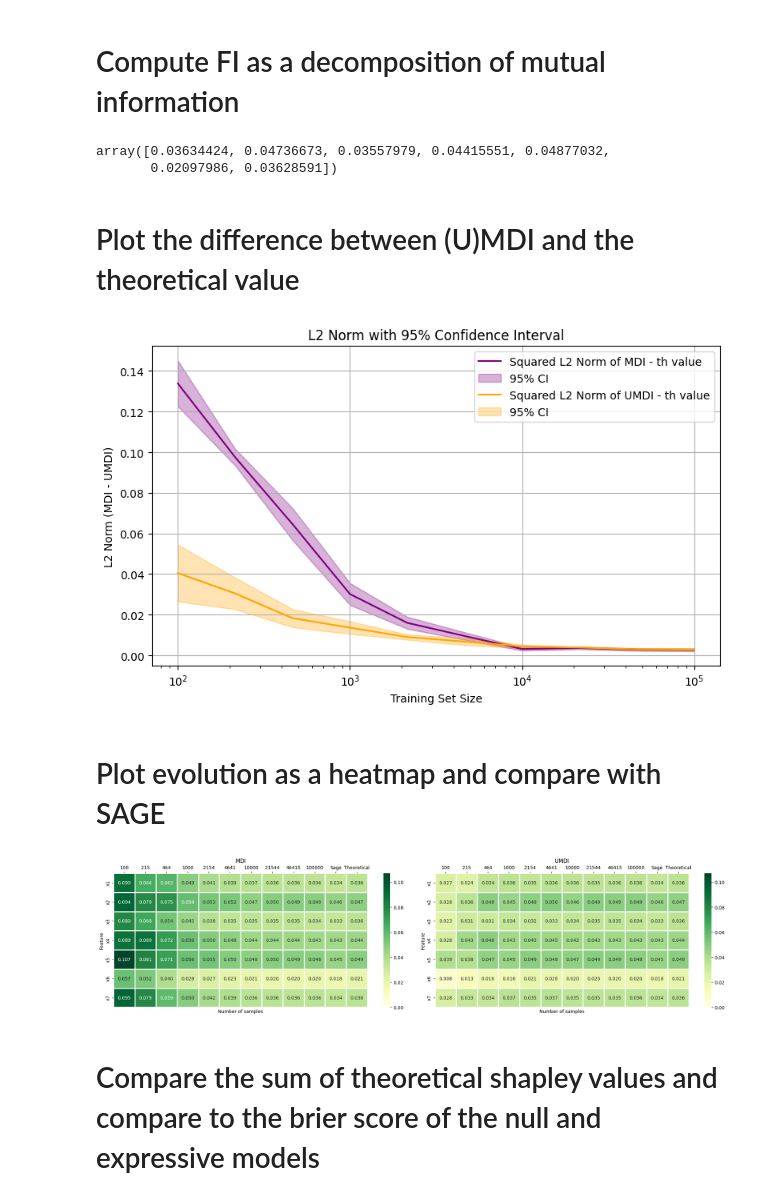
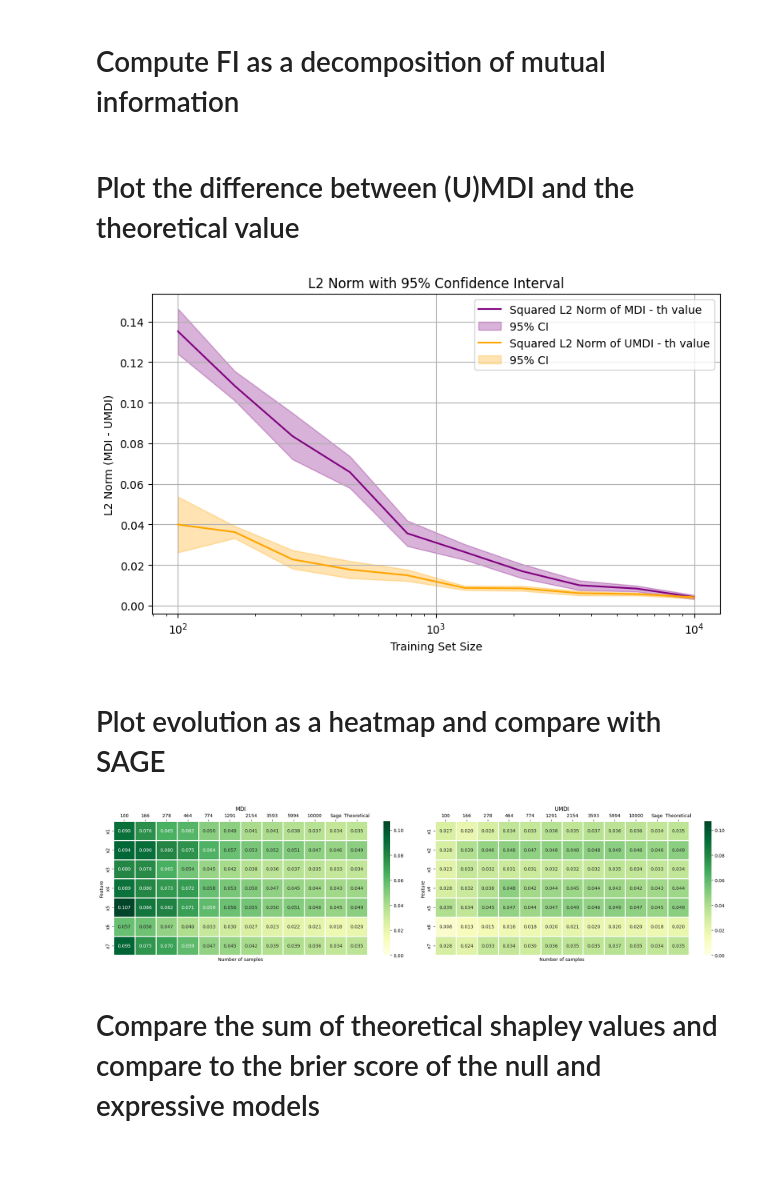
Before and after one commit to GaetandeCast/Internship, a Jupyter notebook: shapley_value_comparison/noised_led_experiment.ipynb, the cells around one changed output. Saved outputs shown, nothing was run; the diff lists cells and outputs as text; code cells hidden in the pictures; blank space fills up the shorter version.

Commit message:
compute exact theoretical sage value and separate plot per feature

```diff
--- a/shapley_value_comparison/noised_led_experiment.ipynb
+++ b/shapley_value_comparison/noised_led_experiment.ipynb
@@ -261,15 +293,6 @@ def shapley_conditional_variance(X, y, m):
-# %%
-n_rep = 5
-theoretical_value = []
-for rep in range(n_rep):
-    X, y = make_noised_led_sample(n_samples=int(max_n_sample), flip_proba=flip_proba, random_state=rep)
-    imp = np.array([shapley_conditional_variance(X, y, m) for m in range(7)])
-    theoretical_value.append(imp)
-
-np.mean(theoretical_value, axis=0)
-# %% [output]
-array([0.03634424, 0.04736673, 0.03557979, 0.04415551, 0.04877032,
-       0.02097986, 0.03628591])
+# %%
+joint = get_joint_distribution(flip_proba=flip_proba)
+theoretical_value = exact_sage_from_joint(joint)
 # %% [markdown]
 # Plot the difference between (U)MDI and the theoretical value
 # %%
@@ -282,8 +305,8 @@ for t_idx in range(len(train_sizes_large)):
     mdi_vals = mdi_all[:, t_idx, :]
     umdi_vals = umdi_all[:, t_idx, :]
 
-    l2_squared_mdi = np.sqrt(np.sum((mdi_vals - np.mean(theoretical_value, axis=0).repeat(5).reshape(7,5)) ** 2, axis=0))
-    l2_squared_umdi = np.sqrt(np.sum((umdi_vals - np.mean(theoretical_value, axis=0).repeat(5).reshape(7,5)) ** 2, axis=0))
+    l2_squared_mdi = np.sqrt(np.sum((mdi_vals - theoretical_value.repeat(5).reshape(7,5)) ** 2, axis=0))
+    l2_squared_umdi = np.sqrt(np.sum((umdi_vals - theoretical_value.repeat(5).reshape(7,5)) ** 2, axis=0))
     l2_mean_mdi.append(l2_squared_mdi.mean())
     l2_sem_mdi.append(l2_squared_mdi.std(ddof=1) / np.sqrt(n_rep))
     l2_mean_umdi.append(l2_squared_umdi.mean())
@@ -297,34 +320,34 @@ l2_sem_umdi = np.array(l2_sem_umdi)
 # Plot
 plt.figure(figsize=(8, 5))
 plt.plot(train_sizes_large, l2_mean_mdi, label='Squared L2 Norm of MDI - th value', color='purple')
 plt.fill_between(
     train_sizes_large,
     l2_mean_mdi - 1.96 * l2_sem_mdi,
     l2_mean_mdi + 1.96 * l2_sem_mdi,
     color='purple',
     alpha=0.3,
     label='95% CI'
 )
 
 plt.plot(train_sizes_large, l2_mean_umdi, label='Squared L2 Norm of UMDI - th value', color='orange')
 plt.fill_between(
     train_sizes_large,
     l2_mean_umdi - 1.96 * l2_sem_umdi,
     l2_mean_umdi + 1.96 * l2_sem_umdi,
     color='orange',
     alpha=0.3,
     label='95% CI'
 )
 plt.xscale('log')
 plt.xlabel('Training Set Size')
 plt.ylabel('L2 Norm (MDI - UMDI)')
 plt.title('L2 Norm with 95% Confidence Interval')
 plt.grid(True)
 plt.legend()
 plt.tight_layout()
 plt.show()
 # %% [output]
-[figure, old version]
+[figure, new version]
 # %% [markdown]
 # Plot evolution as a heatmap and compare with SAGE
 # %%
@@ -340,8 +363,8 @@ for t_idx in range(len(train_sizes_large)):
 
 UMDI_asymptotic.loc[:, "Sage"] = np.mean(sage_values, axis=0)
 MDI_asymptotic.loc[:, "Sage"] = np.mean(sage_values, axis=0)
-UMDI_asymptotic.loc[:, "Theoretical"] = np.mean(theoretical_value, axis=0)
-MDI_asymptotic.loc[:, "Theoretical"] = np.mean(theoretical_value, axis=0)
+UMDI_asymptotic.loc[:, "Theoretical"] = theoretical_value
+MDI_asymptotic.loc[:, "Theoretical"] = theoretical_value
 
 max_value = np.max([UMDI_asymptotic.max(), MDI_asymptotic.max()])
 
@@ -381,7 +404,7 @@ axes[1].set_title("UMDI")
 plt.tight_layout()
 plt.show()
 # %% [output]
-[figure, old version]
+[figure, new version]
 # %% [markdown]
 # Compare the sum of theoretical shapley values and compare to the brier score of the null and expressive models
 # %%
```
Also changed, not shown: parts of 5 cells of this notebook.
